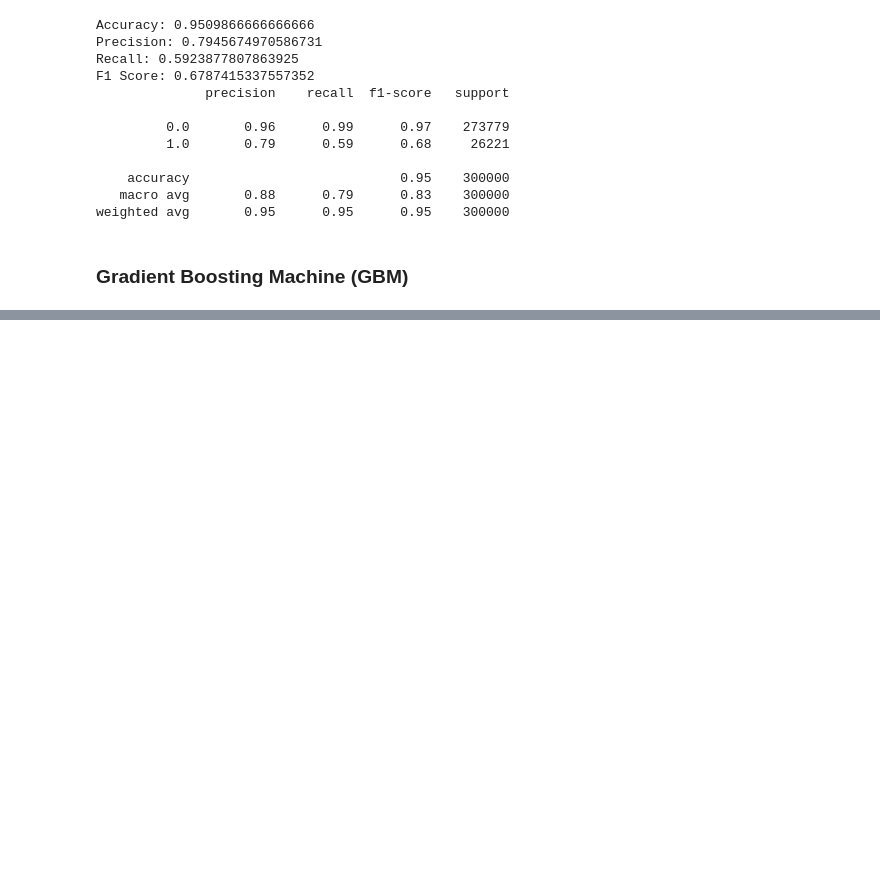
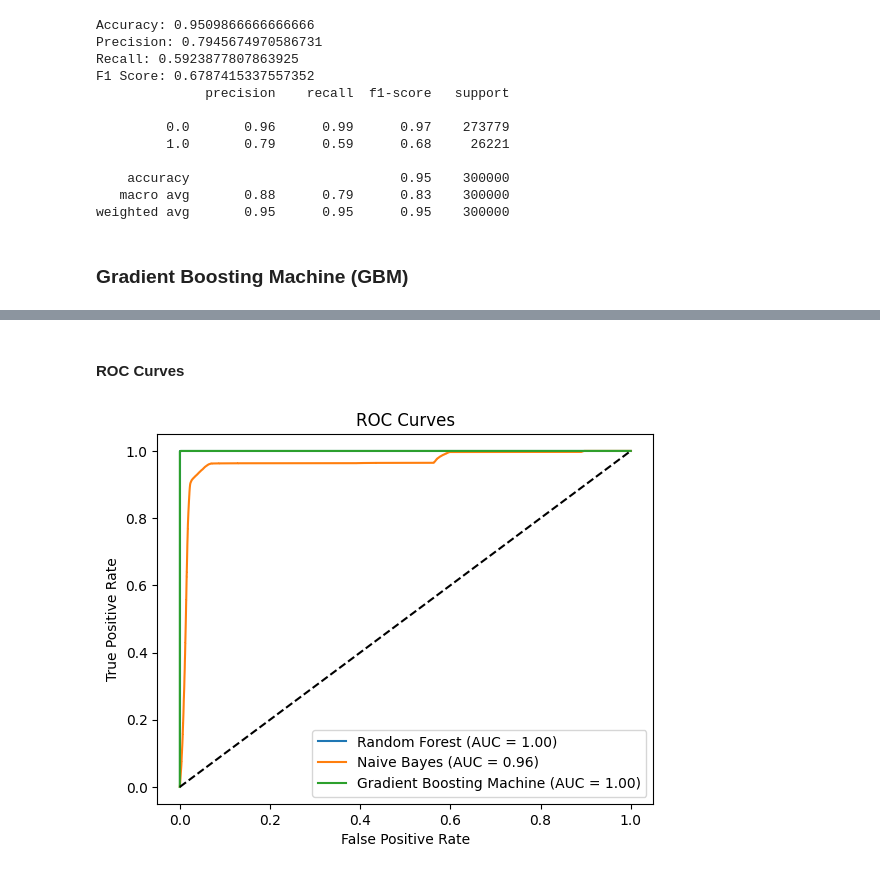
Before and after one commit to S-DeFerrari/ITEC-600-Fraud-Detection, a Jupyter notebook: ITEC_600_Final_Project.ipynb, the cells around one changed output, grey strips where cells are left out. Drawn from its saved outputs; the diff is of its cells as text; code cells hidden in the pictures; blank space fills up the shorter version.

```diff
--- a/ITEC_600_Final_Project.ipynb
+++ b/ITEC_600_Final_Project.ipynb
@@ -263,0 +298,30 @@ weighted avg       1.00      1.00      1.00    300000
+# %% [markdown]
+#### ROC Curves
+# %%
+# get predicted probabilities
+rf1_probs = rfModel1.predict_proba(X_test)[:, 1]
+nb1_probs = nbModel1.predict_proba(X_test)[:, 1]
+gbm1_probs = gbmModel1.predict_proba(X_test)[:, 1]
+
+# calculate ROC curves
+rf1_fpr, rf1_tpr, _ = roc_curve(y_test, rf1_probs)
+nb1_fpr, nb1_tpr, _ = roc_curve(y_test, nb1_probs)
+gbm1_fpr, gbm1_tpr, _ = roc_curve(y_test, gbm1_probs)
+
+# calculate AUCs
+rf1_auc = auc(rf1_fpr, rf1_tpr)
+nb1_auc = auc(nb1_fpr, nb1_tpr)
+gbm1_auc = auc(gbm1_fpr, gbm1_tpr)
+
+# plot ROC curves
+plt.plot(rf1_fpr, rf1_tpr, label=f'Random Forest (AUC = {rf1_auc:.2f})')
+plt.plot(nb1_fpr, nb1_tpr, label=f'Naive Bayes (AUC = {nb1_auc:.2f})')
+plt.plot(gbm1_fpr, gbm1_tpr, label=f'Gradient Boosting Machine (AUC = {gbm1_auc:.2f})')
+plt.plot([0, 1], [0, 1], 'k--')
+plt.xlabel('False Positive Rate')
+plt.ylabel('True Positive Rate')
+plt.title('ROC Curves')
+plt.legend()
+plt.show()
+# %% [output]
+[figure, added]
```
Also changed, not shown: parts of 5 cells of this notebook.
